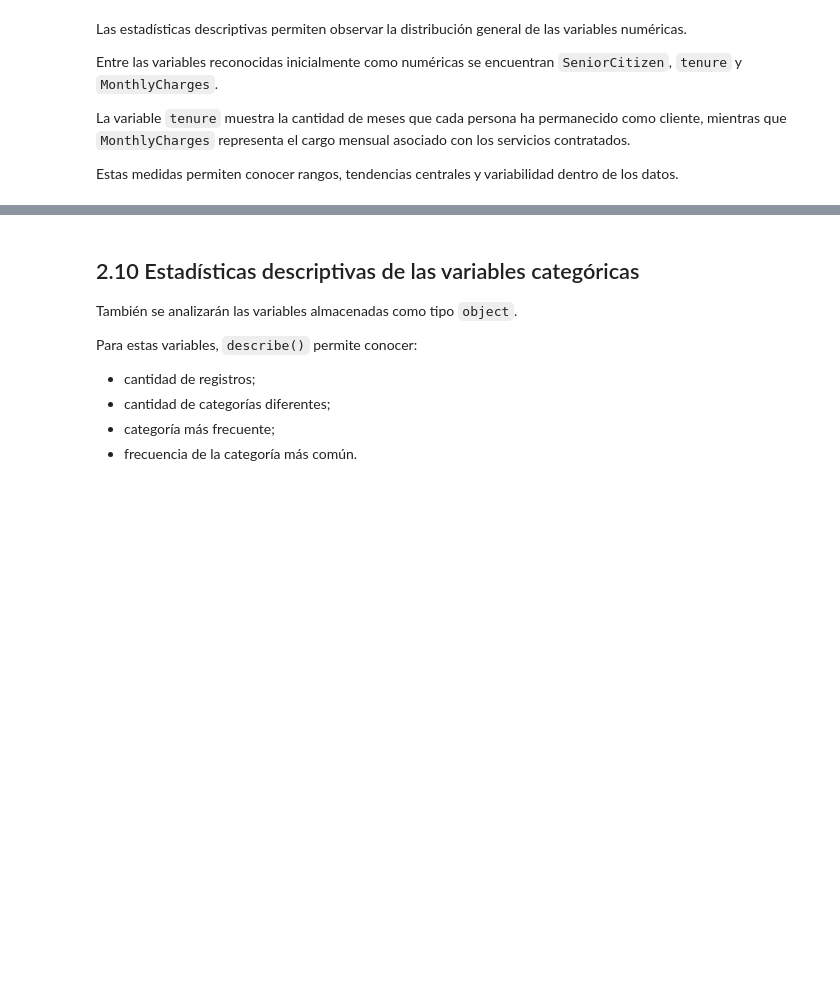
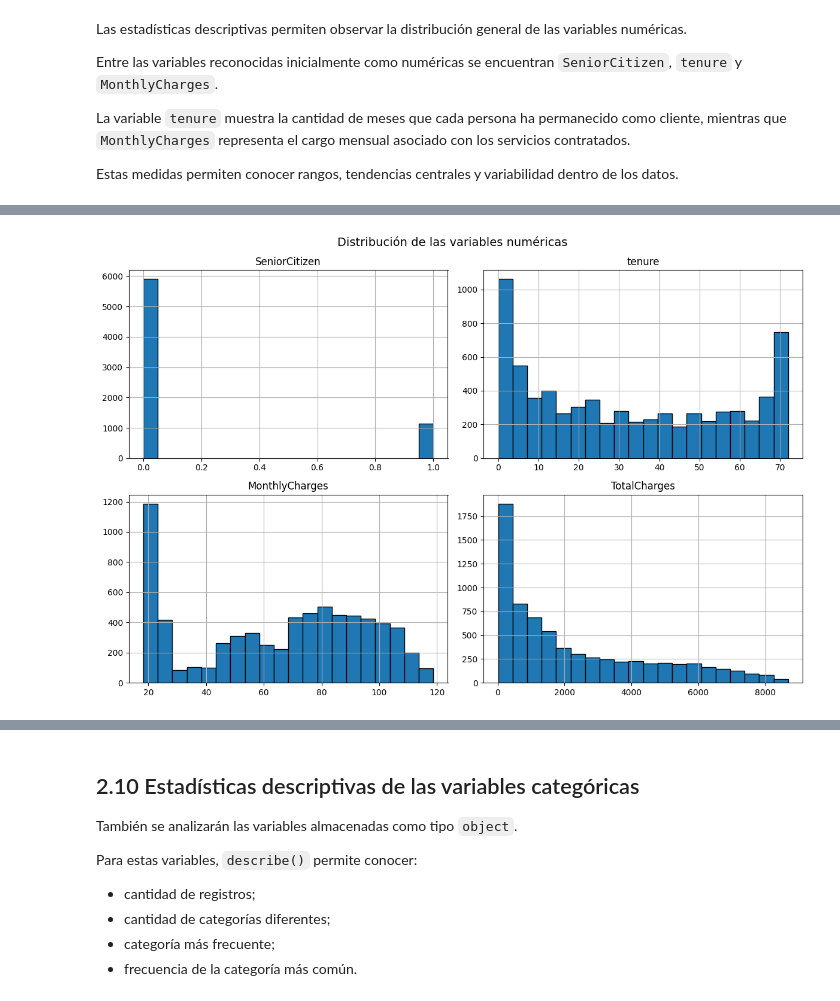
Before and after one commit to DalilaGallegos/Portafolio-Diplomado-en-Python-Gallegos-Jimenez-Yajaira-Dalila, a Jupyter notebook: 01_Analisis_Exploratorio.ipynb, the cells around one changed output, grey strips where cells are left out. Cells and saved outputs as stored; diff of their text form; code cells hidden in the pictures; blank space fills up the shorter version.

```diff
--- a/01_Analisis_Exploratorio.ipynb
+++ b/01_Analisis_Exploratorio.ipynb
@@ -273,0 +290,32 @@ Estas medidas permiten conocer rangos, tendencias centrales y variabilidad dentr
+# %%
+# Se crea una copia únicamente para el análisis gráfico
+df_hist = df.copy()
+
+# Conversión temporal de TotalCharges para poder visualizar su distribución
+df_hist["TotalCharges"] = pd.to_numeric(
+    df_hist["TotalCharges"],
+    errors="coerce"
+)
+
+variables_numericas = [
+    "SeniorCitizen",
+    "tenure",
+    "MonthlyCharges",
+    "TotalCharges"
+]
+
+df_hist[variables_numericas].hist(
+    figsize=(12, 8),
+    bins=20,
+    edgecolor="black"
+)
+
+plt.suptitle(
+    "Distribución de las variables numéricas",
+    fontsize=14
+)
+
+plt.tight_layout()
+plt.show()
+# %% [output]
+[figure, added]
```
Also changed, not shown: parts of 10 cells of this notebook.
